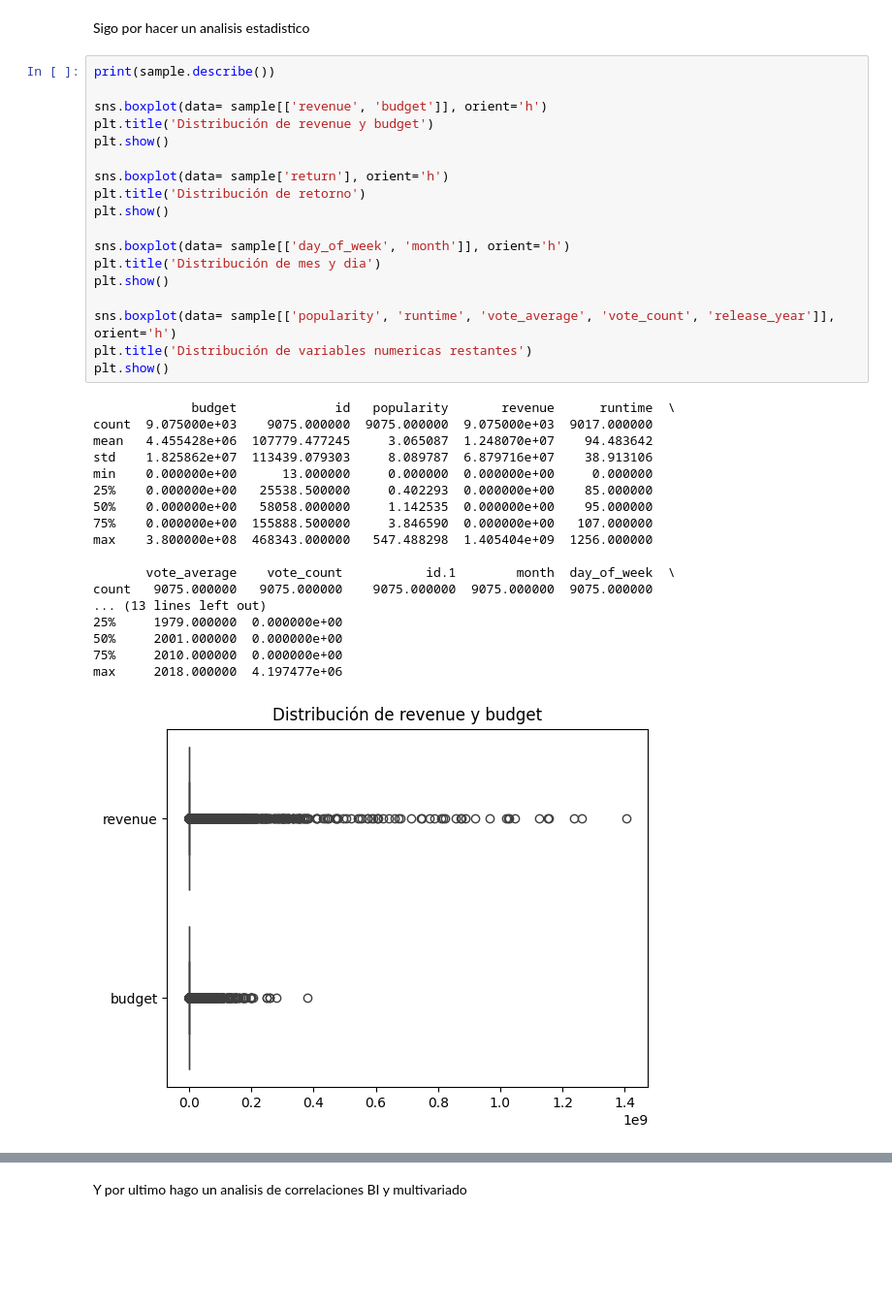
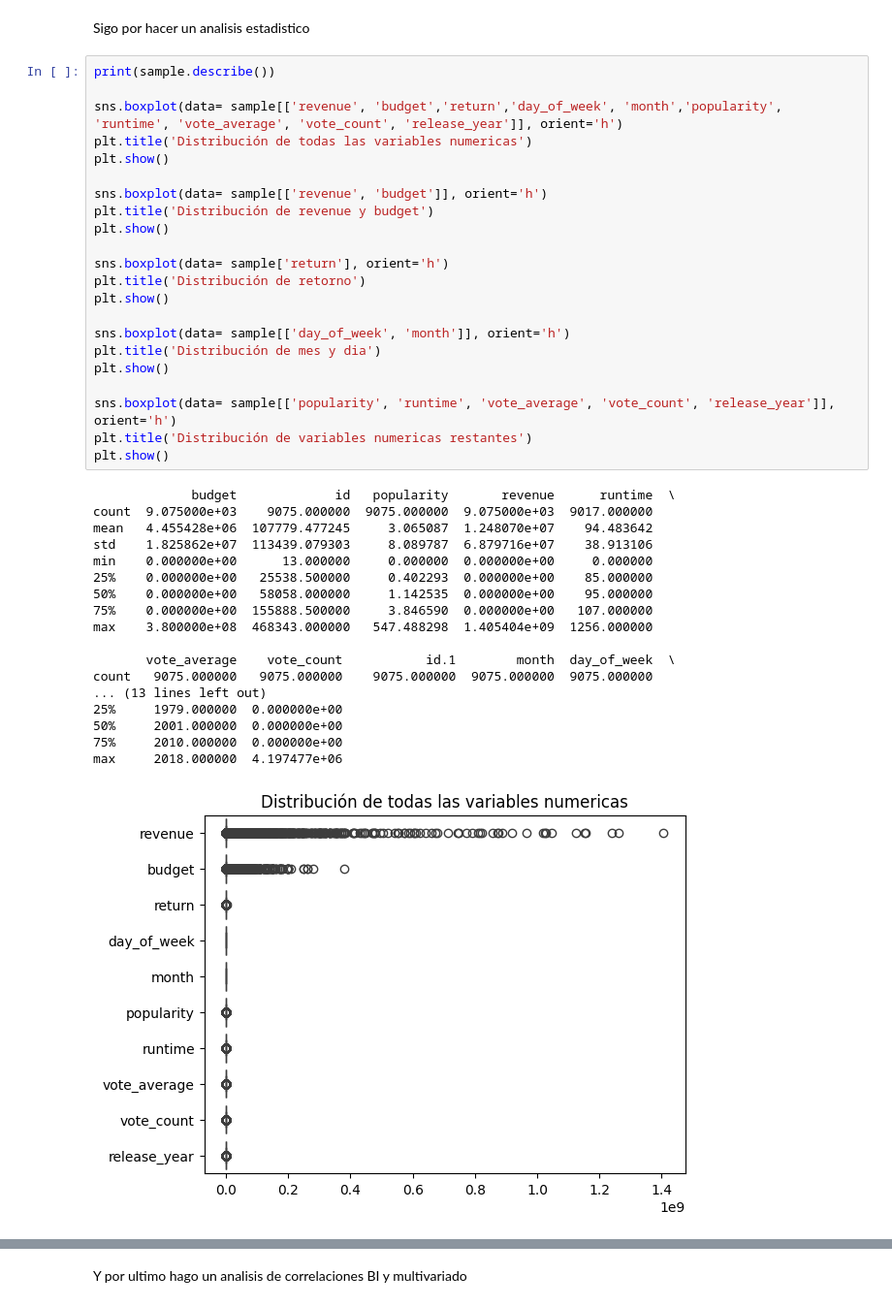
Before and after one commit to Guido-Biotti/Recomendacion-Peliculas-ML, a Jupyter notebook: Notebooks/EDA_PI1.ipynb, the cells around one changed output, grey strips where cells are left out. Shown at 97% size. Cells and saved outputs as stored; diff of their text form; blank space fills up the shorter version.

```diff
--- a/Notebooks/EDA_PI1.ipynb
+++ b/Notebooks/EDA_PI1.ipynb
@@ -89,6 +89,10 @@ dtype: object
 Sigo por hacer un analisis estadistico
 # %%
 print(sample.describe())
+
+sns.boxplot(data= sample[['revenue', 'budget','return','day_of_week', 'month','popularity', 'runtime', 'vote_average', 'vote_count', 'release_year']], orient='h')
+plt.title('Distribución de todas las variables numericas')
+plt.show()
 
 sns.boxplot(data= sample[['revenue', 'budget']], orient='h')
 plt.title('Distribución de revenue y budget')
@@ -96,31 +100,31 @@ plt.show()
 
 sns.boxplot(data= sample['return'], orient='h')
 plt.title('Distribución de retorno')
 plt.show()
 
 sns.boxplot(data= sample[['day_of_week', 'month']], orient='h')
 plt.title('Distribución de mes y dia')
 plt.show()
 
 sns.boxplot(data= sample[['popularity', 'runtime', 'vote_average', 'vote_count', 'release_year']], orient='h')
 plt.title('Distribución de variables numericas restantes')
 plt.show()
 # %% [output]
              budget             id   popularity       revenue      runtime  \
 count  9.075000e+03    9075.000000  9075.000000  9.075000e+03  9017.000000
 mean   4.455428e+06  107779.477245     3.065087  1.248070e+07    94.483642
 std    1.825862e+07  113439.079303     8.089787  6.879716e+07    38.913106
 min    0.000000e+00      13.000000     0.000000  0.000000e+00     0.000000
 25%    0.000000e+00   25538.500000     0.402293  0.000000e+00    85.000000
 50%    0.000000e+00   58058.000000     1.142535  0.000000e+00    95.000000
 75%    0.000000e+00  155888.500000     3.846590  0.000000e+00   107.000000
 max    3.800000e+08  468343.000000   547.488298  1.405404e+09  1256.000000
 
        vote_average    vote_count           id.1        month  day_of_week  \
 count   9075.000000   9075.000000    9075.000000  9075.000000  9075.000000
 ... (13 lines left out)
 25%     1979.000000  0.000000e+00
 50%     2001.000000  0.000000e+00
 75%     2010.000000  0.000000e+00
 max     2018.000000  4.197477e+06
-[figure, old version]
+[figure, new version]
```
Also changed, not shown: parts of 2 cells of this notebook, 3 other files.
